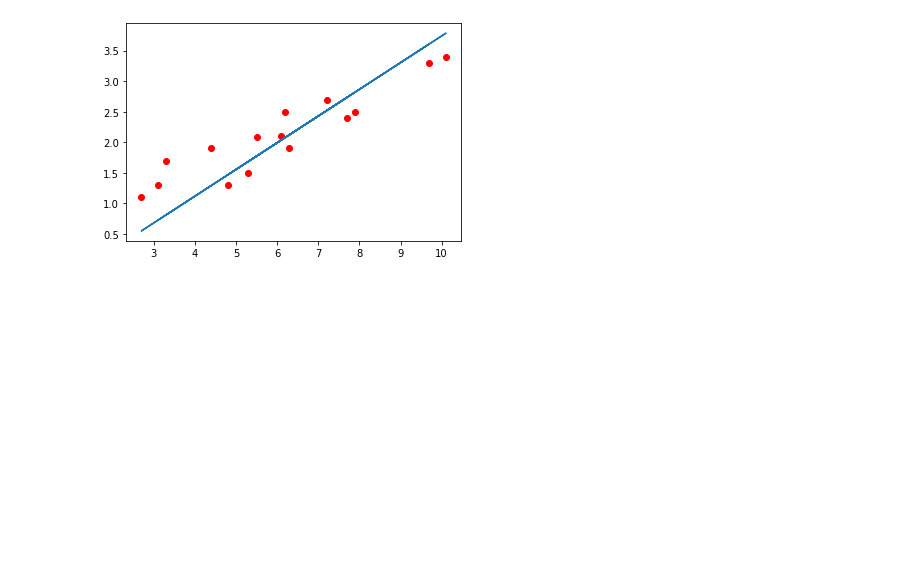
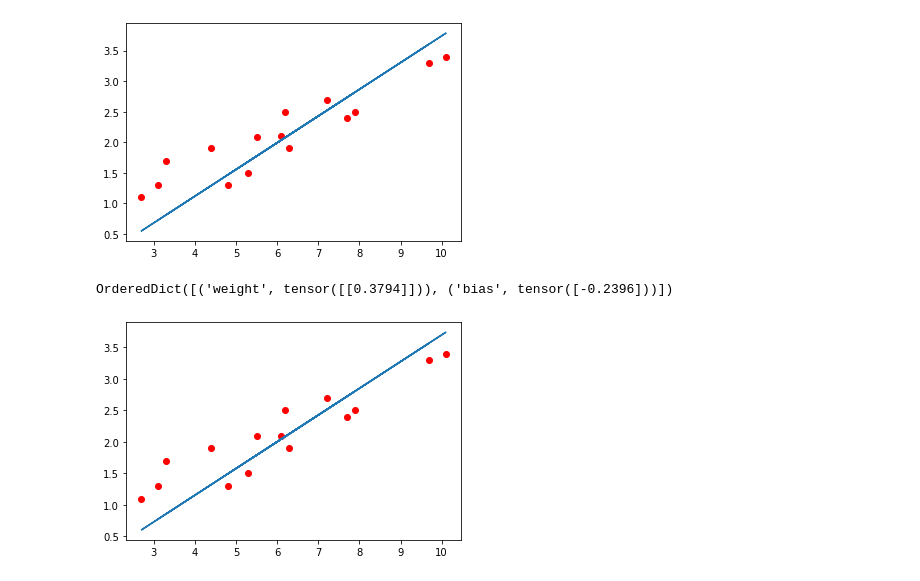
Before and after one commit to simseoyoung/Deep-Learning, a Jupyter notebook: CH.1/Chap1_2_1)_Linear_RegressionⅠ_(1).ipynb, the cells around one changed output. Drawn from its saved outputs; the diff is of its cells as text; code cells hidden in the pictures; blank space fills up the shorter version.

```diff
--- a/CH.1/Chap1_2_1)_Linear_RegressionⅠ_(1).ipynb
+++ b/CH.1/Chap1_2_1)_Linear_RegressionⅠ_(1).ipynb
@@ -119,3 +124,16 @@ plt.plot(x_train, check_y)
 plt.show()
 # %% [output]
 [figure]
+# %%
+model.state_dict()
+# %% [output]
+OrderedDict([('weight', tensor([[0.3794]])), ('bias', tensor([-0.2396]))])
+# %%
+check_y = 0.4240*x_train - 0.5423
+
+plt.figure()
+plt.plot(x_train, y_train, 'ro', label = 'data')
+plt.plot(x_train, check_y)
+plt.show()
+# %% [output]
+[figure, added]
```
Also changed, not shown: parts of 4 cells of this notebook.
